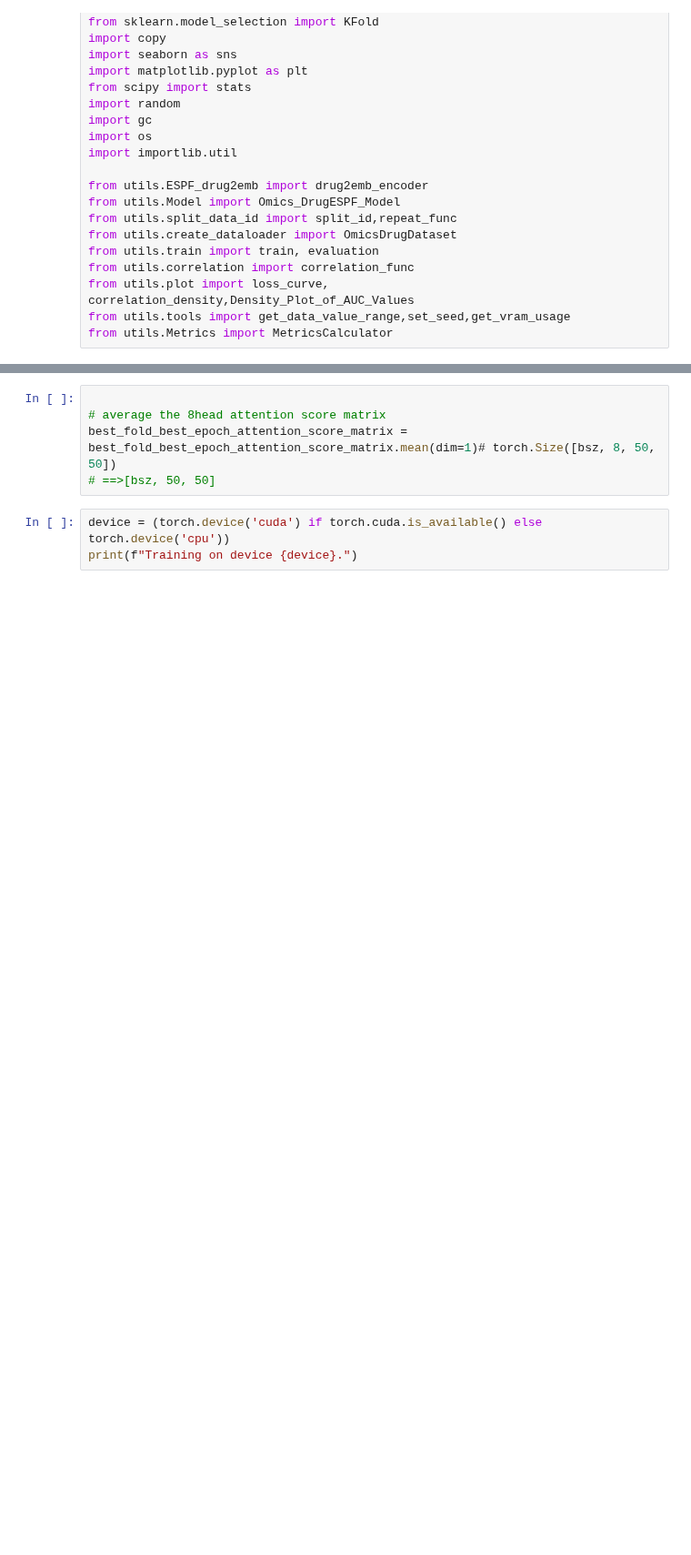
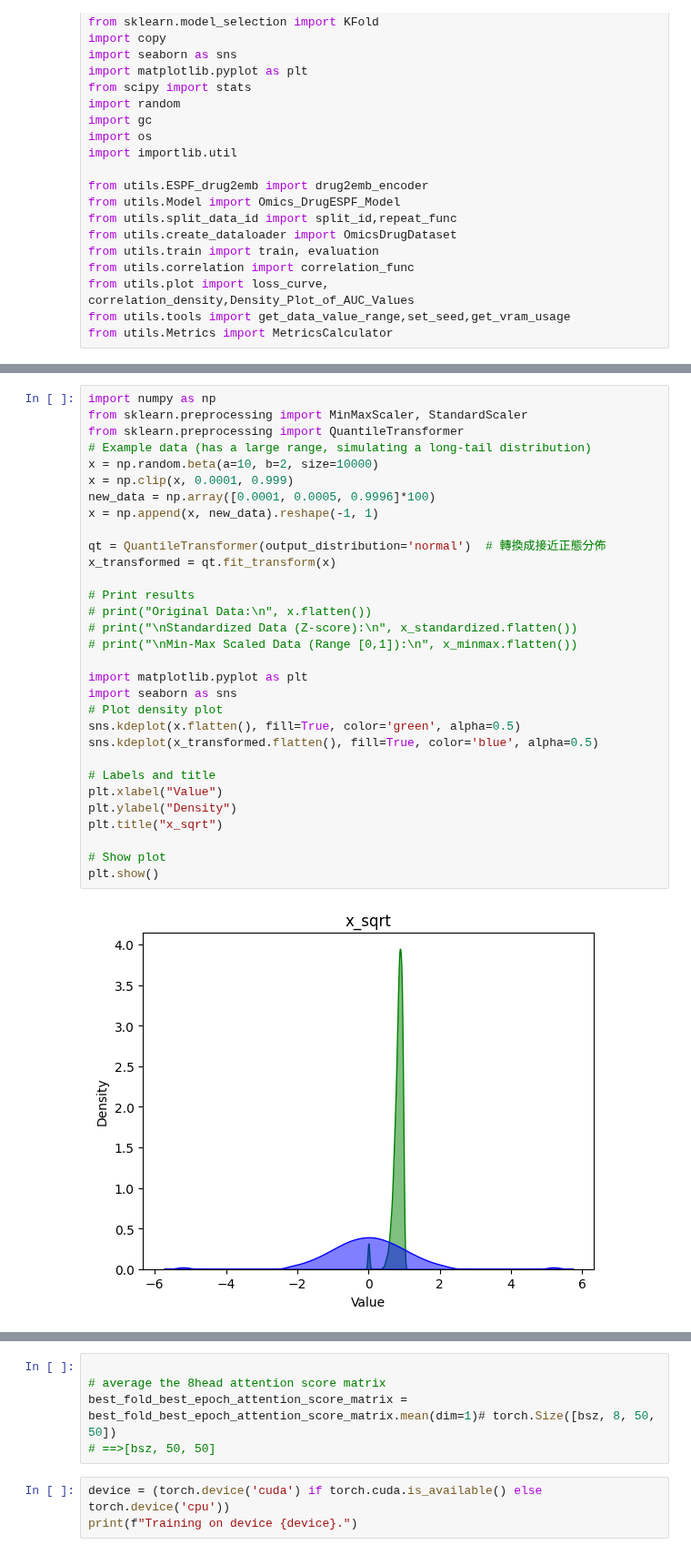
Before and after one commit to chiu-kai/ESPF_OMICS, a Jupyter notebook: Show_Results.ipynb, the cells around one changed output, grey strips where cells are left out. Shown at 91% size. Saved outputs shown, nothing was run; the diff lists cells and outputs as text; blank space fills up the shorter version.

```diff
--- a/Show_Results.ipynb
+++ b/Show_Results.ipynb
@@ -36,0 +44,33 @@ from utils.Metrics import MetricsCalculator
+# %%
+import numpy as np
+from sklearn.preprocessing import MinMaxScaler, StandardScaler
+from sklearn.preprocessing import QuantileTransformer
+# Example data (has a large range, simulating a long-tail distribution)
+x = np.random.beta(a=10, b=2, size=10000)
+x = np.clip(x, 0.0001, 0.999)
+new_data = np.array([0.0001, 0.0005, 0.9996]*100)
+x = np.append(x, new_data).reshape(-1, 1)
+
+qt = QuantileTransformer(output_distribution='normal')  # 轉換成接近正態分佈
+x_transformed = qt.fit_transform(x)
+
+# Print results
+# print("Original Data:\n", x.flatten())
+# print("\nStandardized Data (Z-score):\n", x_standardized.flatten())
+# print("\nMin-Max Scaled Data (Range [0,1]):\n", x_minmax.flatten())
+
+import matplotlib.pyplot as plt
+import seaborn as sns
+# Plot density plot
+sns.kdeplot(x.flatten(), fill=True, color='green', alpha=0.5)
+sns.kdeplot(x_transformed.flatten(), fill=True, color='blue', alpha=0.5)
+
+# Labels and title
+plt.xlabel("Value")
+plt.ylabel("Density")
+plt.title("x_sqrt")
+
+# Show plot
+plt.show()
+# %% [output]
+[figure, added]
```
Also changed, not shown: parts of 2 cells of this notebook, 6 other files.
